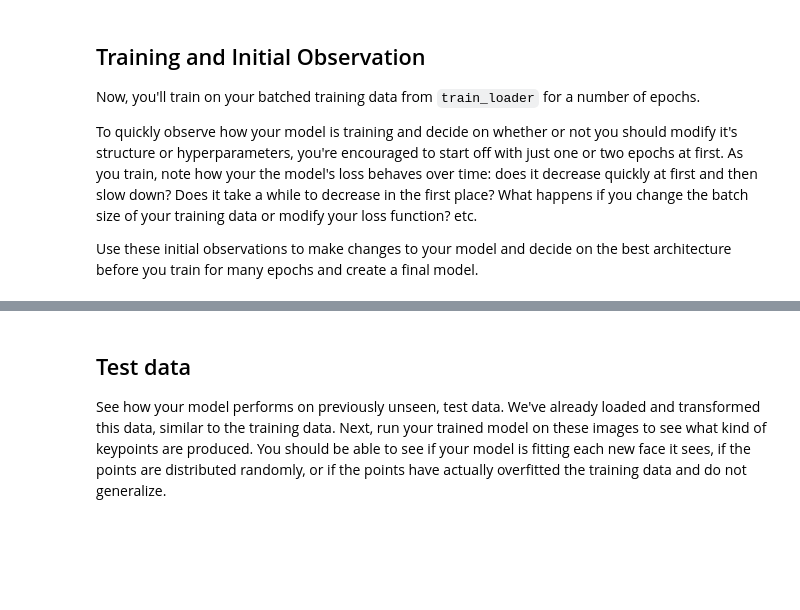
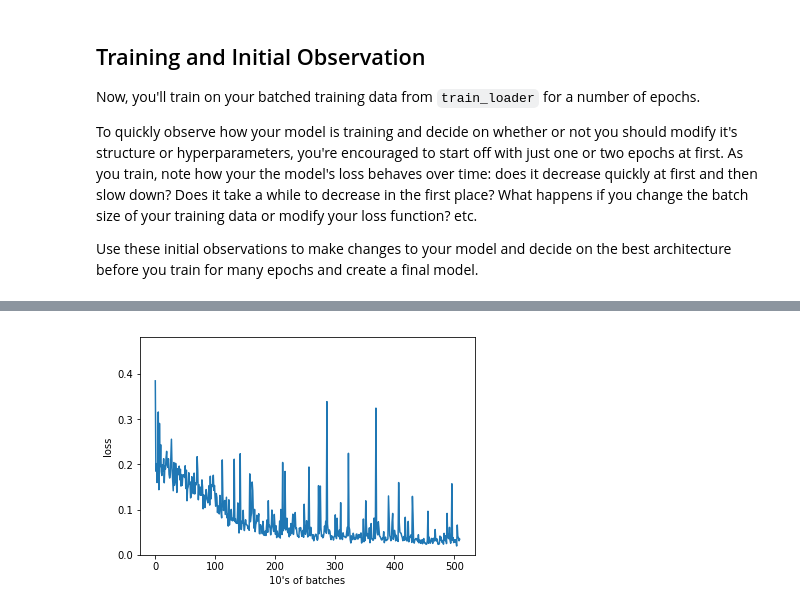
Before and after one commit to enaymerich/Facial-keypoints-detection, a Jupyter notebook: 2. Define the Network Architecture.ipynb, the cells around one changed output, grey strips where cells are left out. Cells and saved outputs as stored; diff of their text form; code cells hidden in the pictures; blank space fills up the shorter version.

```diff
--- a/2. Define the Network Architecture.ipynb
+++ b/2. Define the Network Architecture.ipynb
@@ -535,3 +493,6 @@ Now, you'll train on your batched training data from `train_loader` for a number
 To quickly observe how your model is training and decide on whether or not you should modify it's structure or hyperparameters, you're encouraged to start off with just one or two epochs at first. As you train, note how your the model's loss behaves over time: does it decrease quickly at first and then slow down? Does it take a while to decrease in the first place? What happens if you change the batch size of your training data or modify your loss function? etc.
 
 Use these initial observations to make changes to your model and decide on the best architecture before you train for many epochs and create a final model.
+# %%
+# prepare the net for training (initialize weights)
+net.train()
@@ -538,8 +516,11 @@ Use these initial observations to make changes to your model and decide on the b
 # %%
 def train_net(n_epochs):
+    net.to(dev)
 
     # prepare the net for training
     net.train()
+
+    loss_over_time = [] # to track the loss as the network trains
 
     for epoch in range(n_epochs):  # loop over the dataset multiple times
 
@@ -547,6 +528,7 @@ def train_net(n_epochs):
 
         # train on batches of data, assumes you already have train_loader
         for batch_i, data in enumerate(train_loader):
+            #print(batch_i)
             # get the input images and their corresponding labels
             images = data['image']
             key_pts = data['keypoints']
@@ -558,14 +540,17 @@ def train_net(n_epochs):
             key_pts = key_pts.type(torch.FloatTensor)
             images = images.type(torch.FloatTensor)
 
+            # move labels and images to GPU
+            key_pts = key_pts.to(dev)
+            images = images.to(dev)
+            # zero the parameter (weight) gradients
+            optimizer.zero_grad()
+
             # forward pass to get outputs
             output_pts = net(images)
 
             # calculate the loss between predicted and target keypoints
             loss = criterion(output_pts, key_pts)
-
-            # zero the parameter (weight) gradients
-            optimizer.zero_grad()
 
             # backward pass to calculate the weight gradients
             loss.backward()
@@ -574,16 +559,27 @@ def train_net(n_epochs):
             optimizer.step()
 
             # print loss statistics
-            # to convert loss into a scalar and add it to the running_loss, use .item()
             running_loss += loss.item()
-            if batch_i % 100 == 99:    # print every 10 batches
-                print('Epoch: {}, Batch: {}, Avg. Loss: {}'.format(epoch + 1, batch_i+1, running_loss/1000))
+
+            if batch_i % 10 == 9:    # print every 10 batches
+
+                avg_loss = running_loss/10
+                # record and print the avg loss over the 10 batches
+                loss_over_time.append(avg_loss)
+
+                print('Epoch: {}, Batch: {}, Avg. Loss: {}'.format(epoch + 1, batch_i+1, running_loss/10))
                 running_loss = 0.0
 
     print('Finished Training')
+    return loss_over_time
 # %%
 # train your network
-n_epochs = 5 # start small, and increase when you've decided on your model structure and hyperparams
+n_epochs = 15 # start small, and increase when you've decided on your model structure and hyperparams
 
-train_net(n_epochs)
+# this is a Workspaces-specific context manager to keep the connection
+# alive while training your model, not part of pytorch
+if 'training_loss' in locals():
+    training_loss = np.hstack((training_loss, np.array((train_net(n_epochs)))))
+else:
+    training_loss = train_net(n_epochs)
 # %% [output]
@@ -595,4 +603,10 @@ Epoch: 2, Batch: 200, Avg. Loss: 0.003691998140886426
-# %% [markdown]
-## Test data
-
-See how your model performs on previously unseen, test data. We've already loaded and transformed this data, similar to the training data. Next, run your trained model on these images to see what kind of keypoints are produced. You should be able to see if your model is fitting each new face it sees, if the points are distributed randomly, or if the points have actually overfitted the training data and do not generalize.
+# %%
+training_loss = np.array(training_loss)
+# visualize the loss as the network trained
+plt.plot(training_loss)
+plt.xlabel('10\'s of batches')
+plt.ylabel('loss')
+plt.ylim(0, max(training_loss)*1.25) # relative scale
+plt.show()
+# %% [output]
+[figure, added]
```
Also changed, not shown: parts of 66 cells of this notebook, 2 other files.
